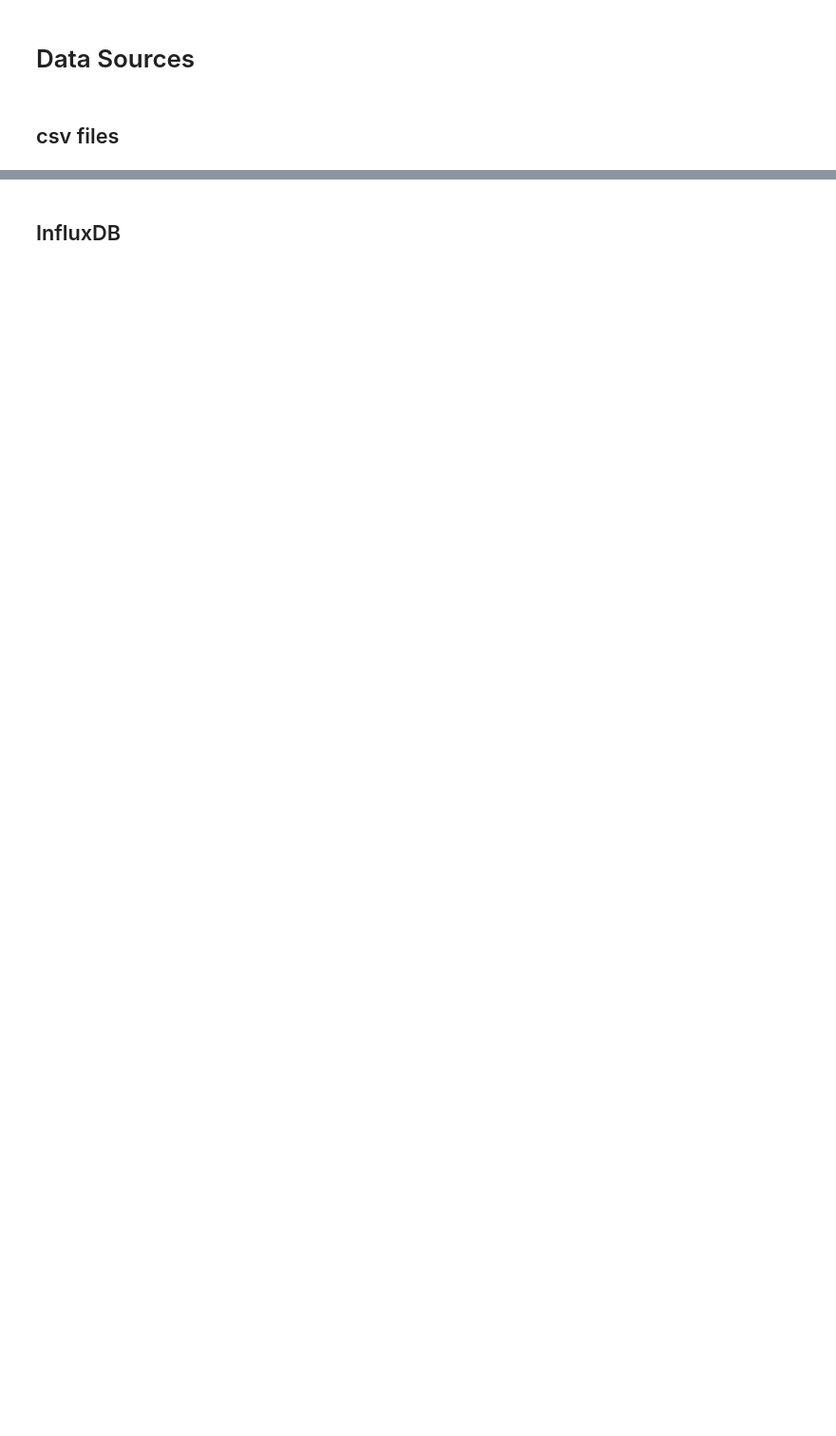
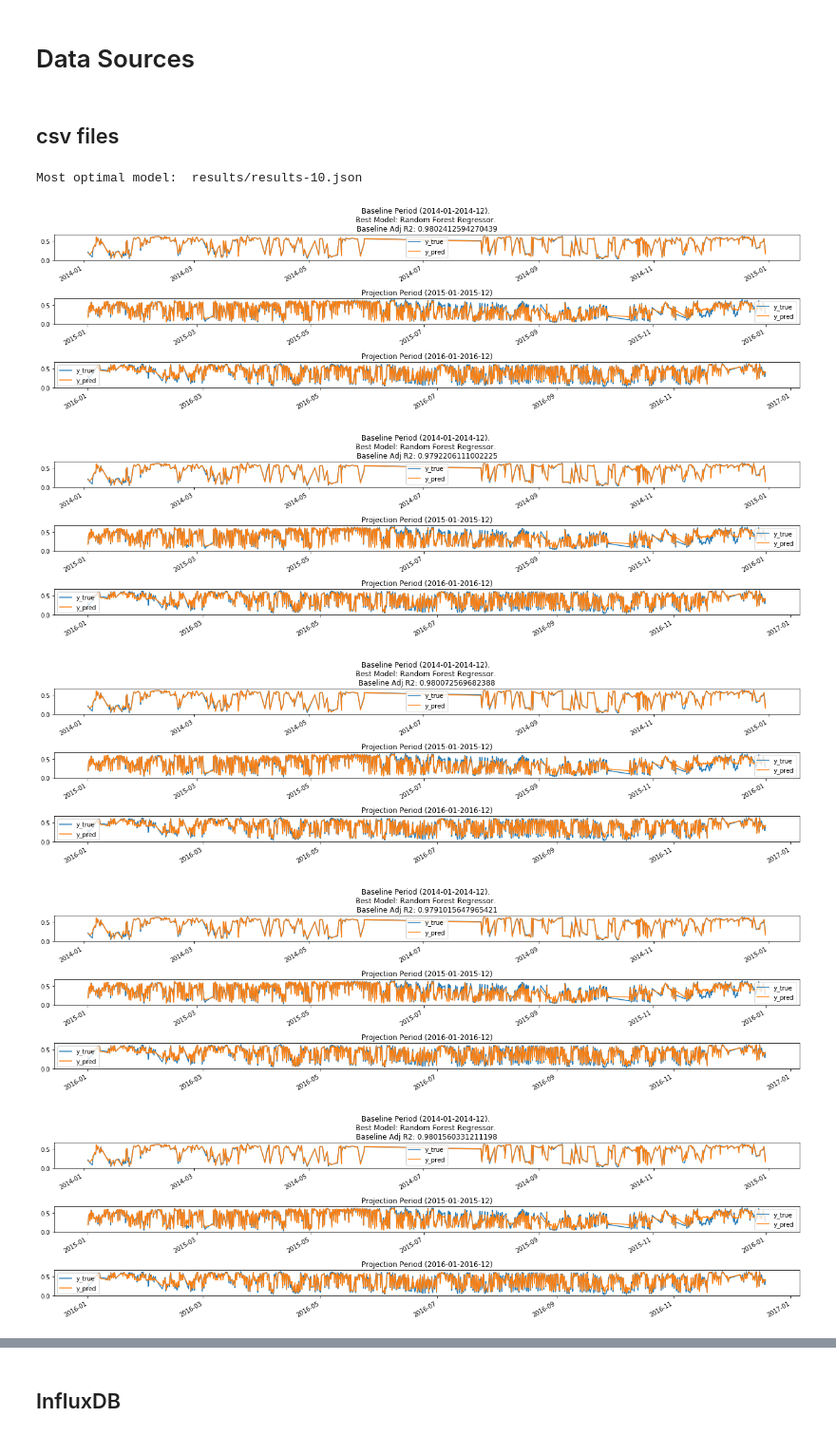
Before and after one commit to phgupta/Energy_Analytics, a Jupyter notebook: Energy_Analytics/Main.ipynb, the cells around one changed output, grey strips where cells are left out. Shown at 95% size. Saved outputs shown, nothing was run; the diff lists cells and outputs as text; code cells hidden in the pictures; blank space fills up the shorter version.

```diff
--- a/Energy_Analytics/Main.ipynb
+++ b/Energy_Analytics/Main.ipynb
@@ -11,6 +11,13 @@ from Energy_Analytics import Wrapper
 # %% [markdown]
 ## csv files
 # %%
-# main_obj = Wrapper()
+main_obj = Wrapper()
 # main_obj.read_json(file_name='input_csv.json')
-# main_obj.search(file_name='input_csv.json')
+main_obj.search(file_name='input_csv.json')
+# %% [output]
+Most optimal model:  results/results-10.json
+[figure, added]
+[figure, added]
+[figure, added]
+[figure, added]
+[figure, added]
```
Also changed, not shown: parts of 5 cells of this notebook, 3 other files.
